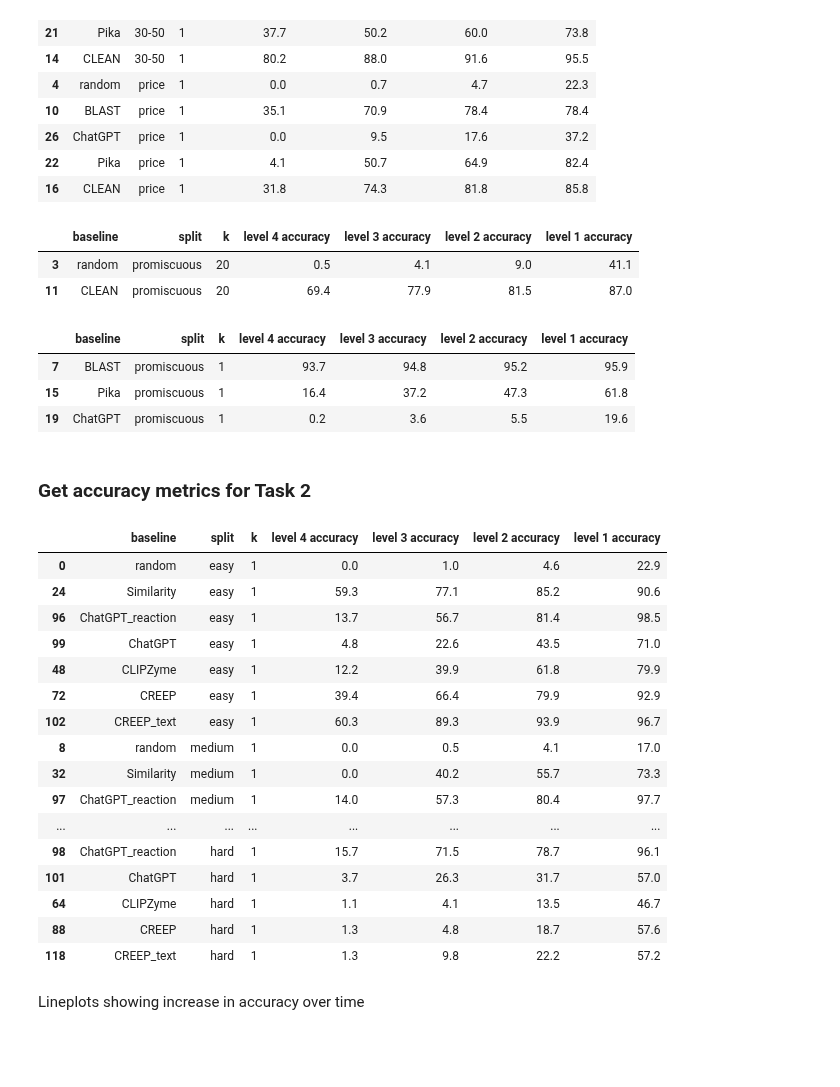
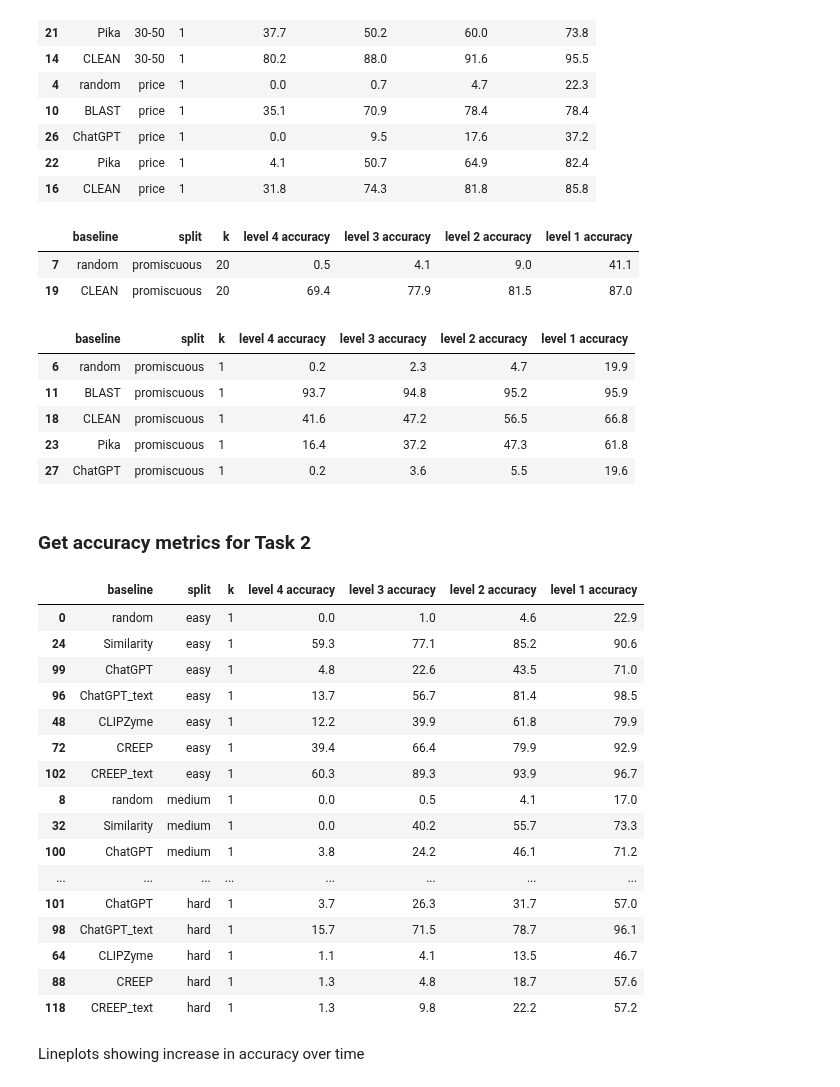
Before and after one commit to jsunn-y/CARE, a Jupyter notebook: performance_evaluation.ipynb, the cells around one changed output. Saved outputs shown, nothing was run; the diff lists cells and outputs as text; code cells hidden in the pictures; blank space fills up the shorter version.

Commit message:
updated ChatGPT_text

```diff
--- a/performance_evaluation.ipynb
+++ b/performance_evaluation.ipynb
@@ -99,8 +99,8 @@ def get_results(task):
         splits = ['30', '30-50', 'price', 'promiscuous'] #['30', '30-50', 'price', 'promiscuous']
         modality = 'protein'
     else:
-        #baselines = ['random', 'Similarity', 'ChatGPT_reaction', 'ChatGPT', 'CLIPZyme', 'CREEP', 'CREEP_text']
-        baselines = ['random', 'Similarity', 'CLIPZyme', 'CREEP', 'ChatGPT_reaction', 'ChatGPT', 'CREEP_text']
+        #baselines = ['random', 'Similarity', 'ChatGPT_text', 'ChatGPT', 'CLIPZyme', 'CREEP', 'CREEP_text']
+        baselines = ['random', 'Similarity', 'CLIPZyme', 'CREEP', 'ChatGPT_text', 'ChatGPT', 'CREEP_text']
         splits = ['easy', 'medium', 'hard']
         modality = 'reaction'
 
@@ -188,39 +188,41 @@ results[results['k'] == 1].sort_values(by=['split', 'baseline'])[results['split'
 results[results['k'] == 20][results['split'] == 'promiscuous']
 # %% [output]
 |  | baseline | split | k | level 4 accuracy | level 3 accuracy | level 2 accuracy | level 1 accuracy |
-| 3 | random | promiscuous | 20 | 0.5 | 4.1 | 9.0 | 41.1 |
-| 11 | CLEAN | promiscuous | 20 | 69.4 | 77.9 | 81.5 | 87.0 |
+| 7 | random | promiscuous | 20 | 0.5 | 4.1 | 9.0 | 41.1 |
+| 19 | CLEAN | promiscuous | 20 | 69.4 | 77.9 | 81.5 | 87.0 |
 # %%
 results[results['k'] == 1][results['split'] == 'promiscuous']
 # %% [output]
 |  | baseline | split | k | level 4 accuracy | level 3 accuracy | level 2 accuracy | level 1 accuracy |
-| 7 | BLAST | promiscuous | 1 | 93.7 | 94.8 | 95.2 | 95.9 |
-| 15 | Pika | promiscuous | 1 | 16.4 | 37.2 | 47.3 | 61.8 |
-| 19 | ChatGPT | promiscuous | 1 | 0.2 | 3.6 | 5.5 | 19.6 |
+| 6 | random | promiscuous | 1 | 0.2 | 2.3 | 4.7 | 19.9 |
+| 11 | BLAST | promiscuous | 1 | 93.7 | 94.8 | 95.2 | 95.9 |
+| 18 | CLEAN | promiscuous | 1 | 41.6 | 47.2 | 56.5 | 66.8 |
+| 23 | Pika | promiscuous | 1 | 16.4 | 37.2 | 47.3 | 61.8 |
+| 27 | ChatGPT | promiscuous | 1 | 0.2 | 3.6 | 5.5 | 19.6 |
 # %% [markdown]
 ### Get accuracy metrics for Task 2
 # %%
 results = get_results('task2')
 # %%
-results['baseline'] = pd.Categorical(results['baseline'], ['random', 'Similarity', 'ChatGPT_reaction', 'ChatGPT', 'CLIPZyme', 'CREEP', 'CREEP_text'])
+results['baseline'] = pd.Categorical(results['baseline'], ['random', 'Similarity', 'ChatGPT', 'ChatGPT_text', 'CLIPZyme', 'CREEP', 'CREEP_text'])
 results['split'] = pd.Categorical(results['split'], ['easy', 'medium', 'hard'])
 #results
 results[results['k'] == 1].sort_values(by=['split', 'baseline'])
 # %% [output]
 |  | baseline | split | k | level 4 accuracy | level 3 accuracy | level 2 accuracy | level 1 accuracy |
 | 0 | random | easy | 1 | 0.0 | 1.0 | 4.6 | 22.9 |
 | 24 | Similarity | easy | 1 | 59.3 | 77.1 | 85.2 | 90.6 |
-| 96 | ChatGPT_reaction | easy | 1 | 13.7 | 56.7 | 81.4 | 98.5 |
 | 99 | ChatGPT | easy | 1 | 4.8 | 22.6 | 43.5 | 71.0 |
+| 96 | ChatGPT_text | easy | 1 | 13.7 | 56.7 | 81.4 | 98.5 |
 | 48 | CLIPZyme | easy | 1 | 12.2 | 39.9 | 61.8 | 79.9 |
 | 72 | CREEP | easy | 1 | 39.4 | 66.4 | 79.9 | 92.9 |
 | 102 | CREEP_text | easy | 1 | 60.3 | 89.3 | 93.9 | 96.7 |
 | 8 | random | medium | 1 | 0.0 | 0.5 | 4.1 | 17.0 |
 | 32 | Similarity | medium | 1 | 0.0 | 40.2 | 55.7 | 73.3 |
-| 97 | ChatGPT_reaction | medium | 1 | 14.0 | 57.3 | 80.4 | 97.7 |
+| 100 | ChatGPT | medium | 1 | 3.8 | 24.2 | 46.1 | 71.2 |
 | ... | ... | ... | ... | ... | ... | ... | ... |
-| 98 | ChatGPT_reaction | hard | 1 | 15.7 | 71.5 | 78.7 | 96.1 |
 | 101 | ChatGPT | hard | 1 | 3.7 | 26.3 | 31.7 | 57.0 |
+| 98 | ChatGPT_text | hard | 1 | 15.7 | 71.5 | 78.7 | 96.1 |
 | 64 | CLIPZyme | hard | 1 | 1.1 | 4.1 | 13.5 | 46.7 |
 | 88 | CREEP | hard | 1 | 1.3 | 4.8 | 18.7 | 57.6 |
 | 118 | CREEP_text | hard | 1 | 1.3 | 9.8 | 22.2 | 57.2 |
```
Also changed, not shown: parts of 1 cell of this notebook, 3 other files.
